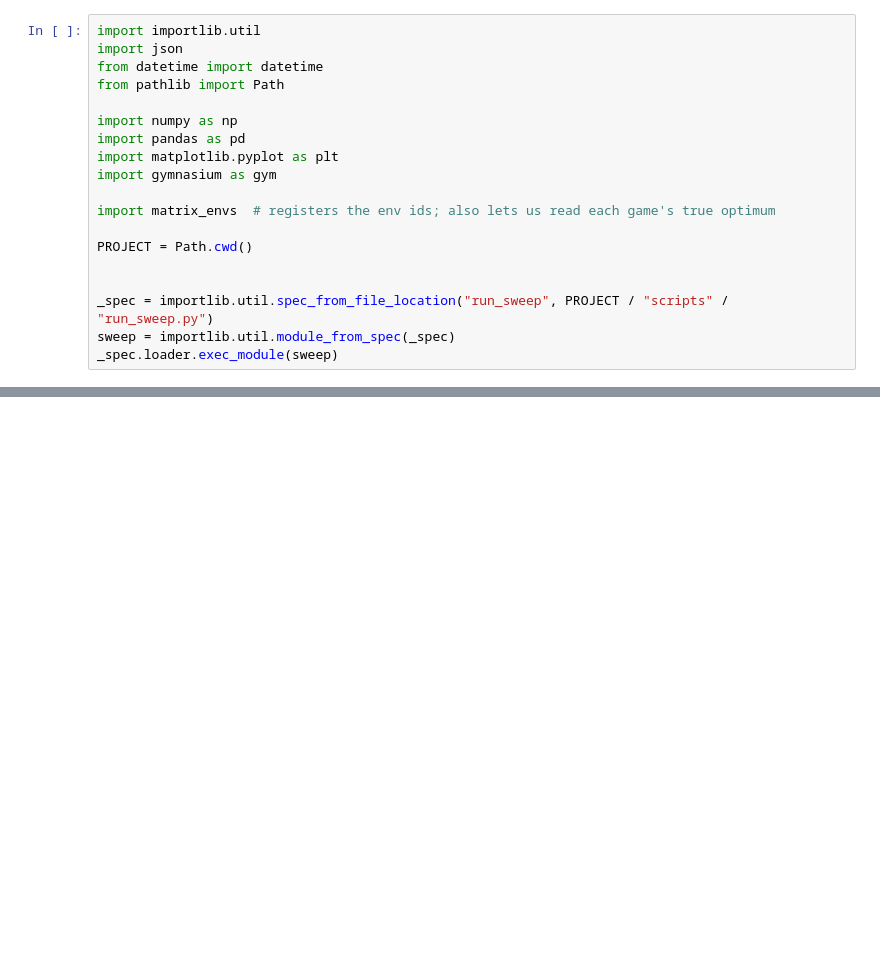
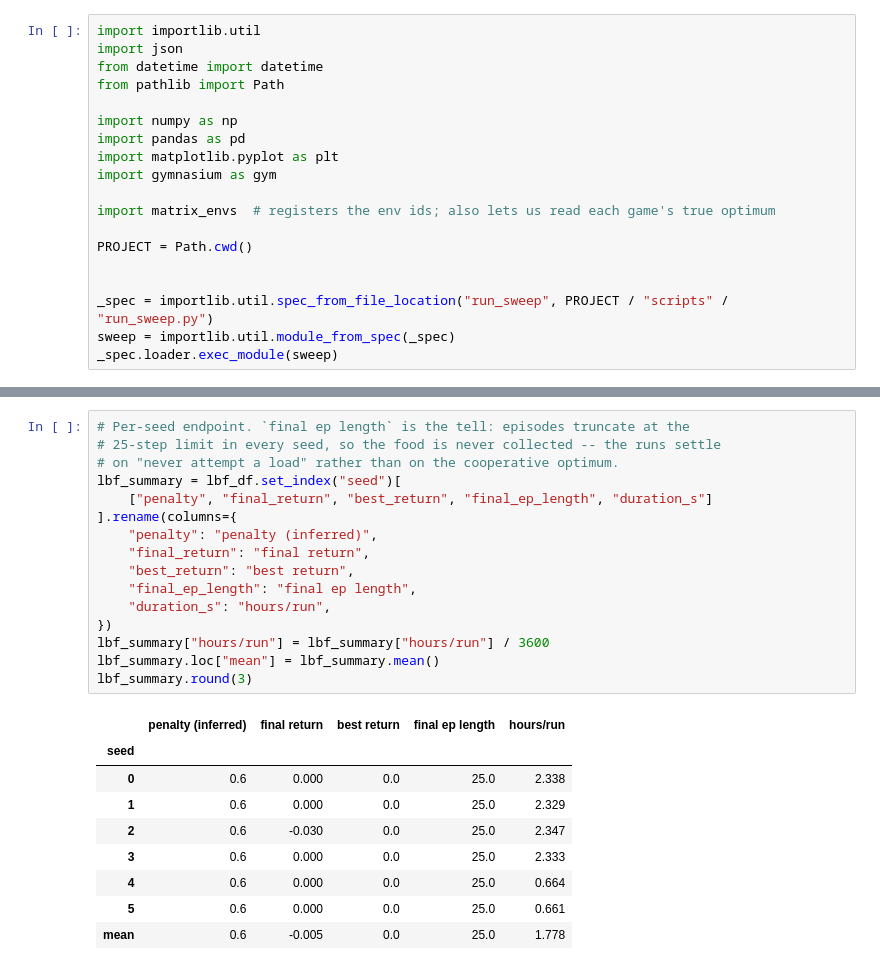
Before and after one commit to ianbryant2/ConVec, a Jupyter notebook: games_sweep.ipynb, the cells around one changed output, grey strips where cells are left out. Saved outputs shown, nothing was run; the diff lists cells and outputs as text; blank space fills up the shorter version.

```diff
--- a/games_sweep.ipynb
+++ b/games_sweep.ipynb
@@ -389,0 +248,26 @@ mpe_wall.rename_axis(columns="mean hours/run")
+# %%
+# Per-seed endpoint. `final ep length` is the tell: episodes truncate at the
+# 25-step limit in every seed, so the food is never collected -- the runs settle
+# on "never attempt a load" rather than on the cooperative optimum.
+lbf_summary = lbf_df.set_index("seed")[
+    ["penalty", "final_return", "best_return", "final_ep_length", "duration_s"]
+].rename(columns={
+    "penalty": "penalty (inferred)",
+    "final_return": "final return",
+    "best_return": "best return",
+    "final_ep_length": "final ep length",
+    "duration_s": "hours/run",
+})
+lbf_summary["hours/run"] = lbf_summary["hours/run"] / 3600
+lbf_summary.loc["mean"] = lbf_summary.mean()
+lbf_summary.round(3)
+# %% [output]
+|  | penalty (inferred) | final return | best return | final ep length | hours/run |
+| seed |  |  |  |  |  |
+| 0 | 0.6 | 0.000 | 0.0 | 25.0 | 2.338 |
+| 1 | 0.6 | 0.000 | 0.0 | 25.0 | 2.329 |
+| 2 | 0.6 | -0.030 | 0.0 | 25.0 | 2.347 |
+| 3 | 0.6 | 0.000 | 0.0 | 25.0 | 2.333 |
+| 4 | 0.6 | 0.000 | 0.0 | 25.0 | 0.664 |
+| 5 | 0.6 | 0.000 | 0.0 | 25.0 | 0.661 |
+| mean | 0.6 | -0.005 | 0.0 | 25.0 | 1.778 |
```
Also changed, not shown: parts of 27 cells of this notebook, 1 other file.
